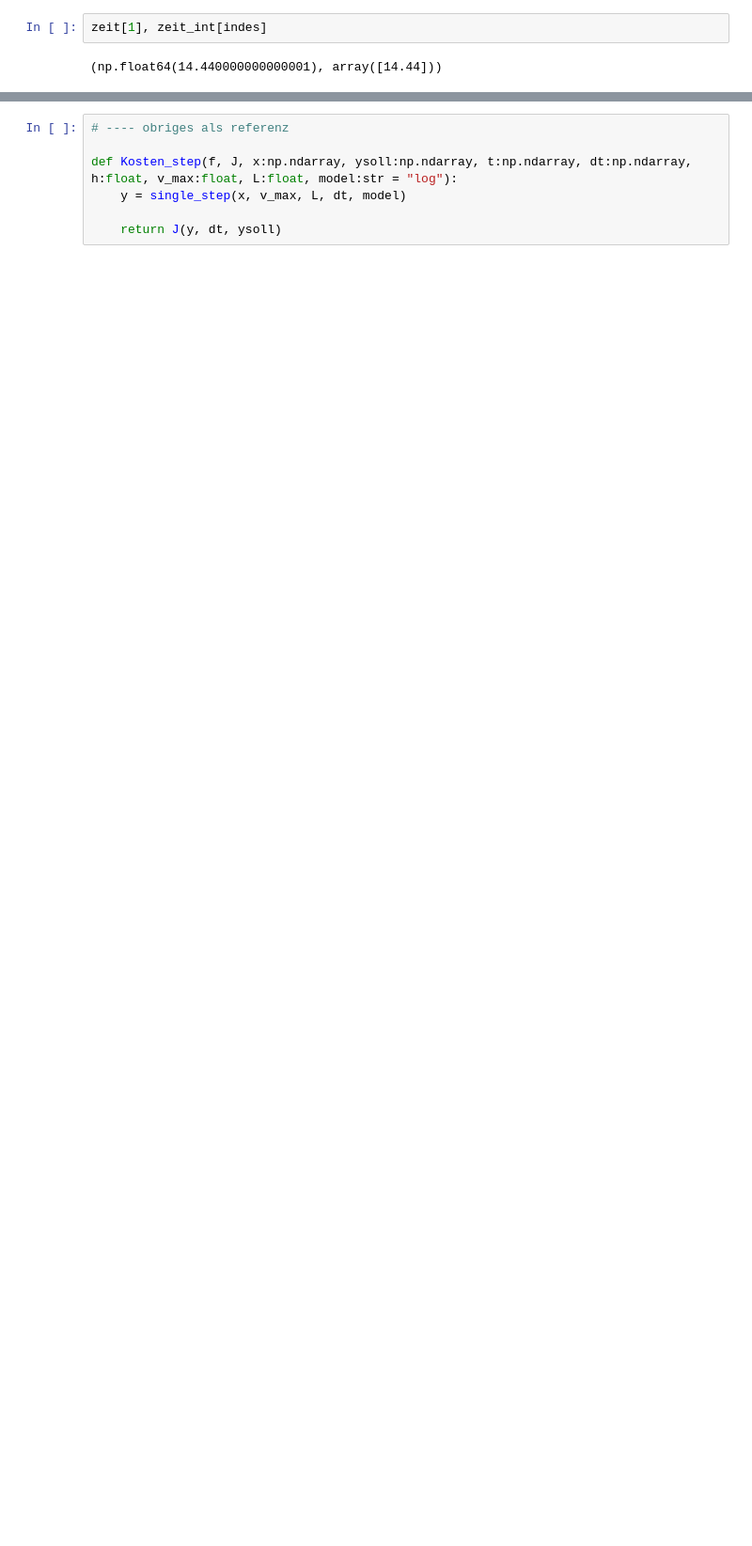
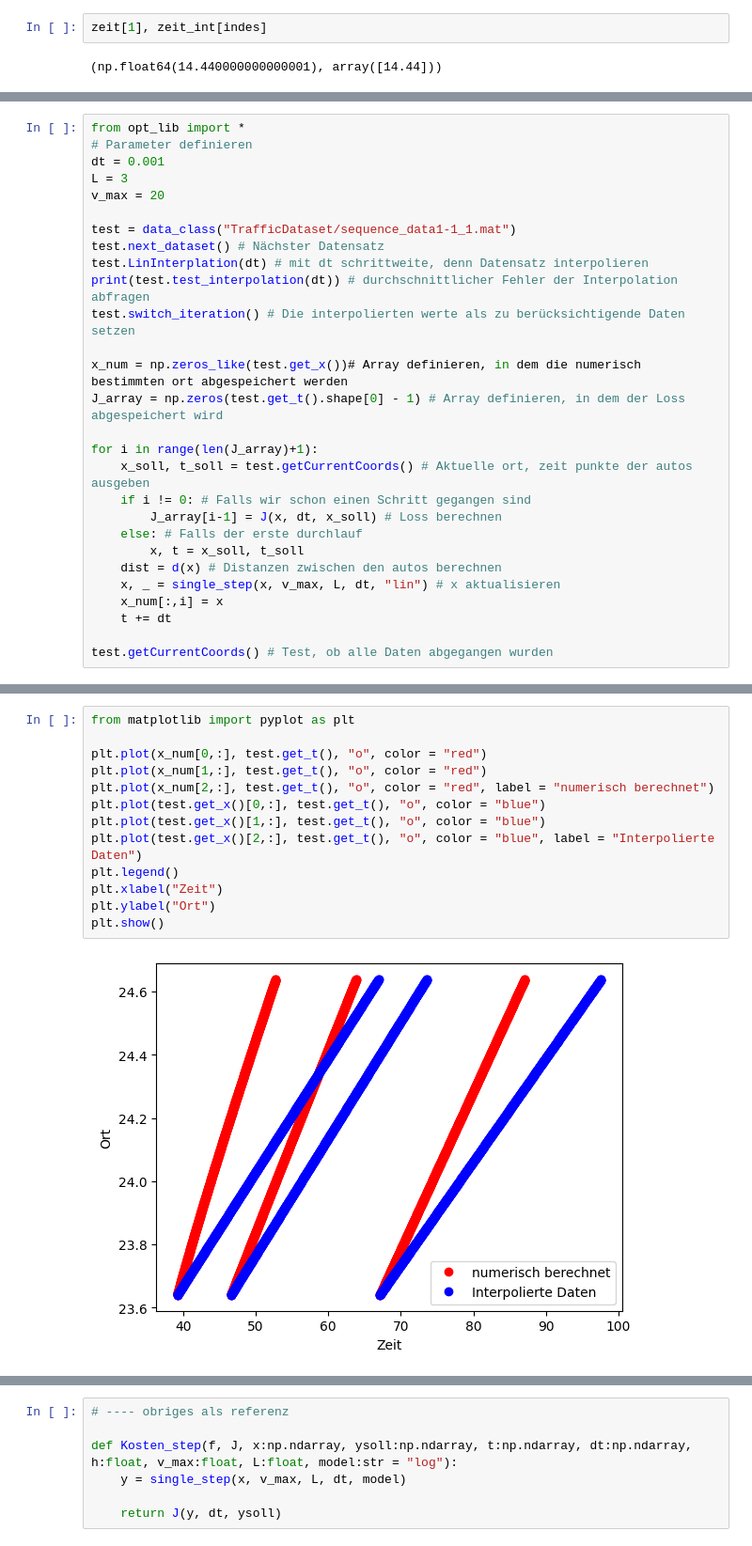
Before and after one commit to TimLockstedt/Opt1, a Jupyter notebook: A2_Tim.ipynb, the cells around one changed output, grey strips where cells are left out. Shown at 94% size. Saved outputs shown, nothing was run; the diff lists cells and outputs as text; blank space fills up the shorter version.

```diff
--- a/A2_Tim.ipynb
+++ b/A2_Tim.ipynb
@@ -657,0 +740,28 @@ single_step(x, v_max, L, dt, "lin")
+# %%
+from opt_lib import *
+# Parameter definieren
+dt = 0.001
+L = 3
+v_max = 20
+
+test = data_class("TrafficDataset/sequence_data1-1_1.mat")
+test.next_dataset() # Nächster Datensatz
+test.LinInterplation(dt) # mit dt schrittweite, denn Datensatz interpolieren
+print(test.test_interpolation(dt)) # durchschnittlicher Fehler der Interpolation abfragen
+test.switch_iteration() # Die interpolierten werte als zu berücksichtigende Daten setzen
+
+x_num = np.zeros_like(test.get_x())# Array definieren, in dem die numerisch bestimmten ort abgespeichert werden
+J_array = np.zeros(test.get_t().shape[0] - 1) # Array definieren, in dem der Loss abgespeichert wird
+
+for i in range(len(J_array)+1):
+	x_soll, t_soll = test.getCurrentCoords() # Aktuelle ort, zeit punkte der autos ausgeben
+	if i != 0: # Falls wir schon einen Schritt gegangen sind
+		J_array[i-1] = J(x, dt, x_soll) # Loss berechnen
+	else: # Falls der erste durchlauf
+		x, t = x_soll, t_soll
+	dist = d(x) # Distanzen zwischen den autos berechnen
+	x, _ = single_step(x, v_max, L, dt, "lin") # x aktualisieren
+	x_num[:,i] = x
+	t += dt
+
+test.getCurrentCoords() # Test, ob alle Daten abgegangen wurden
@@ -657,0 +771,15 @@ single_step(x, v_max, L, dt, "lin")
+# %%
+from matplotlib import pyplot as plt
+
+plt.plot(x_num[0,:], test.get_t(), "o", color = "red")
+plt.plot(x_num[1,:], test.get_t(), "o", color = "red")
+plt.plot(x_num[2,:], test.get_t(), "o", color = "red", label = "numerisch berechnet")
+plt.plot(test.get_x()[0,:], test.get_t(), "o", color = "blue")
+plt.plot(test.get_x()[1,:], test.get_t(), "o", color = "blue")
+plt.plot(test.get_x()[2,:], test.get_t(), "o", color = "blue", label = "Interpolierte Daten")
+plt.legend()
+plt.xlabel("Zeit")
+plt.ylabel("Ort")
+plt.show()
+# %% [output]
+[figure, added]
```
Also changed, not shown: parts of 14 cells of this notebook, 1 other file.
